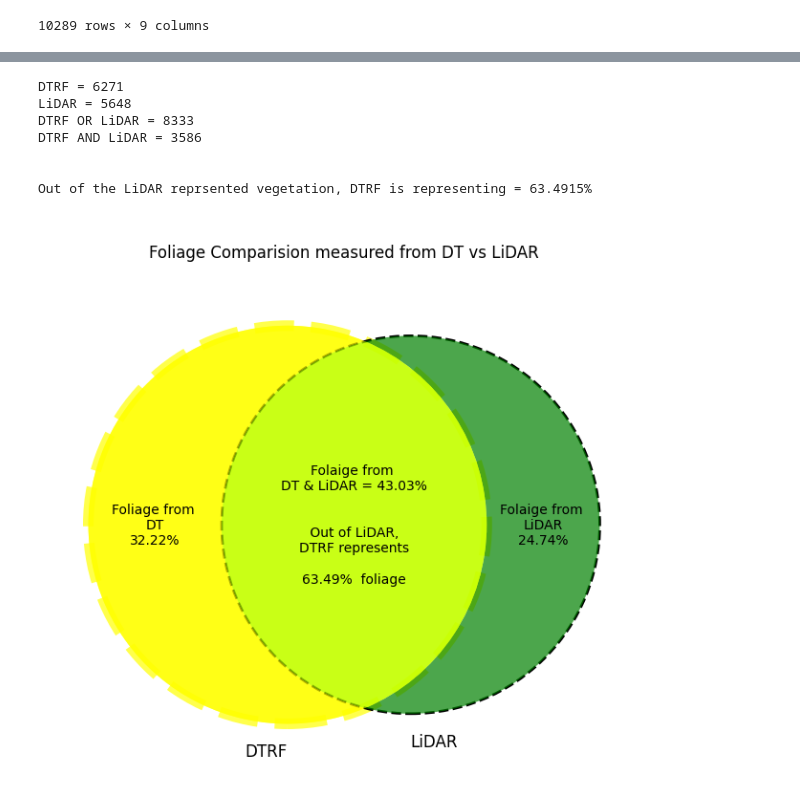
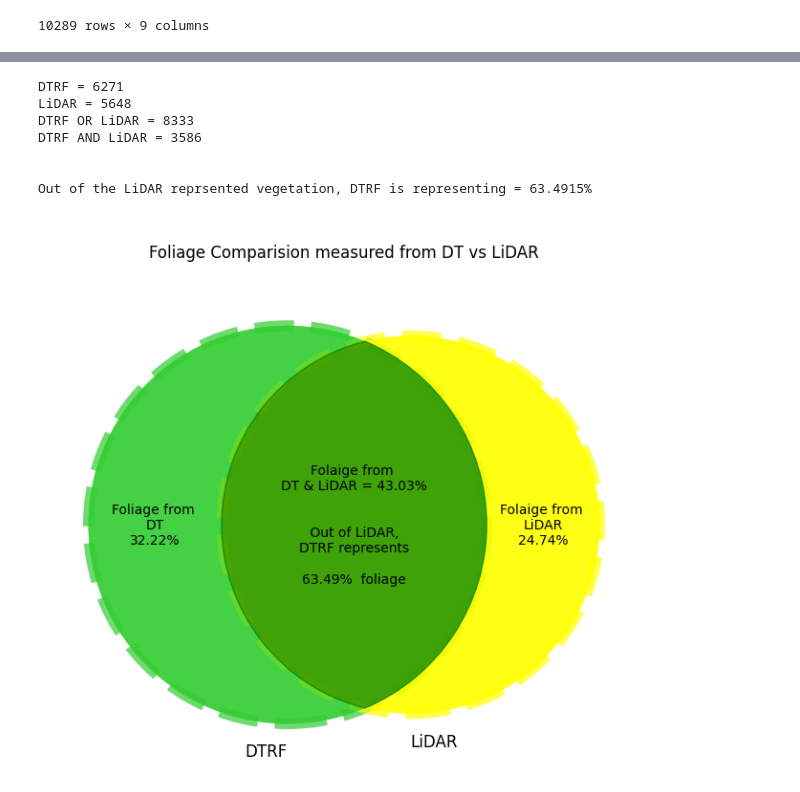
Before and after one commit to hshaikusa/DigitalTwin, a Jupyter notebook: code/utils/foliage_results_analysis.ipynb, the cells around one changed output, grey strips where cells are left out. Cells and saved outputs as stored; diff of their text form; code cells hidden in the pictures.

```diff
--- a/code/utils/foliage_results_analysis.ipynb
+++ b/code/utils/foliage_results_analysis.ipynb
@@ -141,7 +146,7 @@ Out of the LiDAR reprsented vegetation, DTRF is representing = 70.8255%
 # %%
 import pandas as pd
 import matplotlib.pyplot as plt
-from matplotlib_venn import venn2
+from matplotlib_venn import venn2, venn2_circles
 
 df = pd.read_csv(r"C:\Users\Hashim\GitHub\DigitalTwin\code\ultralytics\examples\datasets\Grid_SubSample_2_DTRF_LiDAR_csv.csv")
 
@@ -166,37 +171,43 @@ plt.figure(figsize=(8, 8))
 
 vc=venn2_circles(subsets= [dtrf, lidar],linestyle="dashed",linewidth=2)
 vc[0].set_lw(8.0)
 vc[0].set_ls('dashed')
-vc[0].set_color('yellow')
+vc[0].set_color('limegreen')
 vc[0].set_alpha(0.7)
+
+vc[1].set_lw(8.0)
+vc[1].set_ls('dashed')
+vc[1].set_color('yellow')
+vc[1].set_alpha(0.7)
+
 
 v1 = venn2(
     subsets= [dtrf, lidar],
     set_labels=['DTRF', 'LiDAR'],
-    set_colors=['yellow', 'green'], alpha=0.7,
+    set_colors=['limegreen', 'yellow'], alpha=0.7,
     #subset_label_formatter=lambda x: f"{(x/len(dtrf_lidar)):1.0%}"
     subset_label_formatter=lambda x: str(x) + "\n(" + f"{(x/len(dtrf_or_lidar)):1.0%}" + ")"
 )
 
 v1.get_label_by_id('10').set_text('Foliage from \nDT\n{:.2f}%'.format(len(dtrf-lidar)/len(dtrf_or_lidar) * 100))
 v1.get_label_by_id('01').set_text('Folaige from \nLiDAR\n{:.2f}%'.format(len(lidar-dtrf)/len(dtrf_or_lidar) * 100))
 v1.get_label_by_id('11').set_text('Folaige from \nDT & LiDAR = {:.2f}%\n\n\n Out of LiDAR, \nDTRF represents\n\n{:.2f}%  foliage'.format((len(dtrf&lidar)/len(dtrf_or_lidar) * 100),len(dtrf_and_lidar)/len(lidar) * 100))
-
+v1.get_patch_by_id("11").set_color("green")
 
 # title of the venn diagram
 plt.title("\nFoliage Comparision measured from DT vs LiDAR\n")
 
 plt.savefig(r"C:\Users\Hashim\GitHub\DigitalTwin\code\ultralytics\examples\datasets\Grid_SubSample_2_DTRF_LiDAR_results.png")
 plt.show()
 # %% [output]
 DTRF = 6271
 LiDAR = 5648
 DTRF OR LiDAR = 8333
 DTRF AND LiDAR = 3586
 
 
 Out of the LiDAR reprsented vegetation, DTRF is representing = 63.4915%
-[figure, old version]
+[figure, new version]
 # %%
 import pandas as pd
 import matplotlib.pyplot as plt
```
Also changed, not shown: parts of 7 cells of this notebook.
